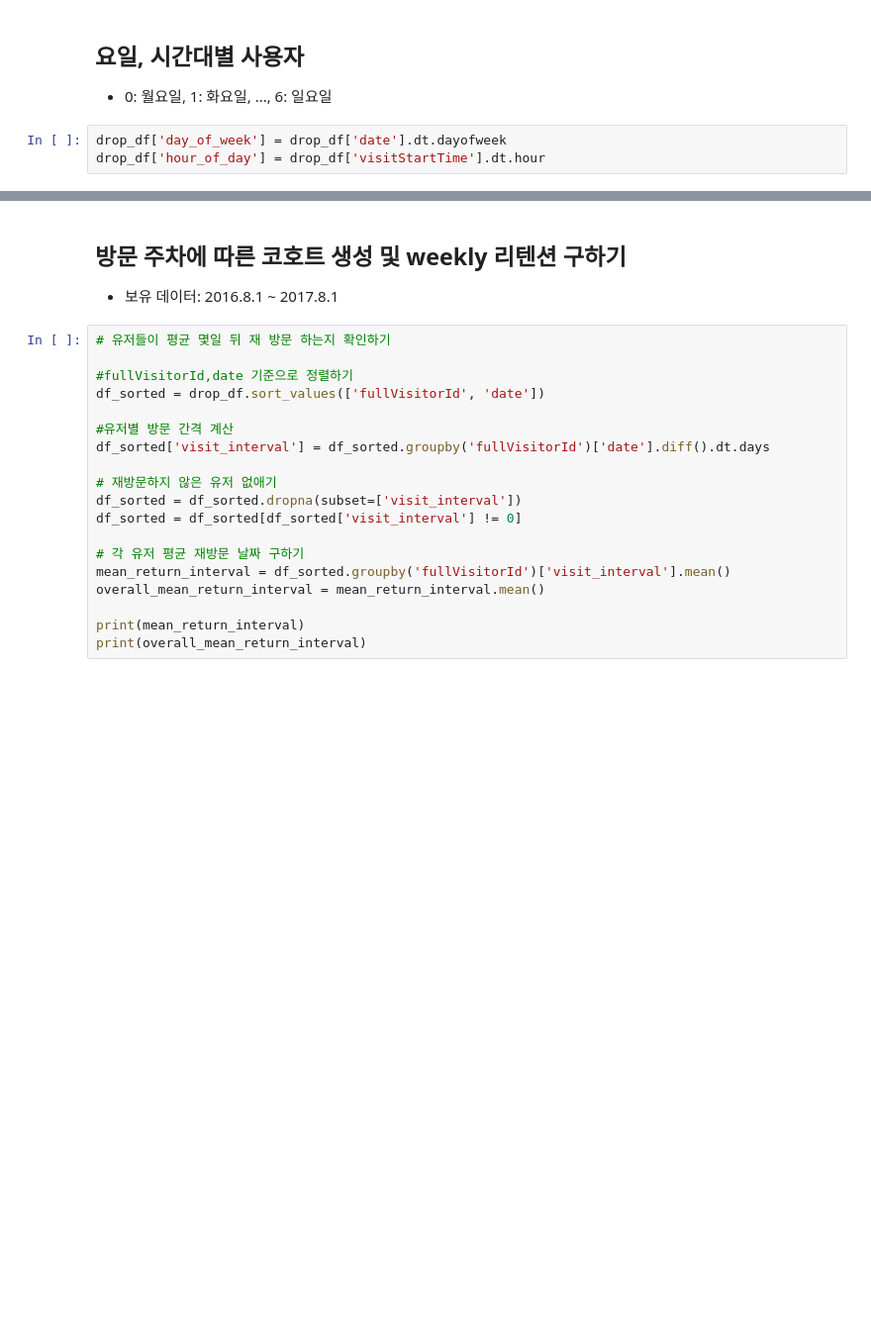
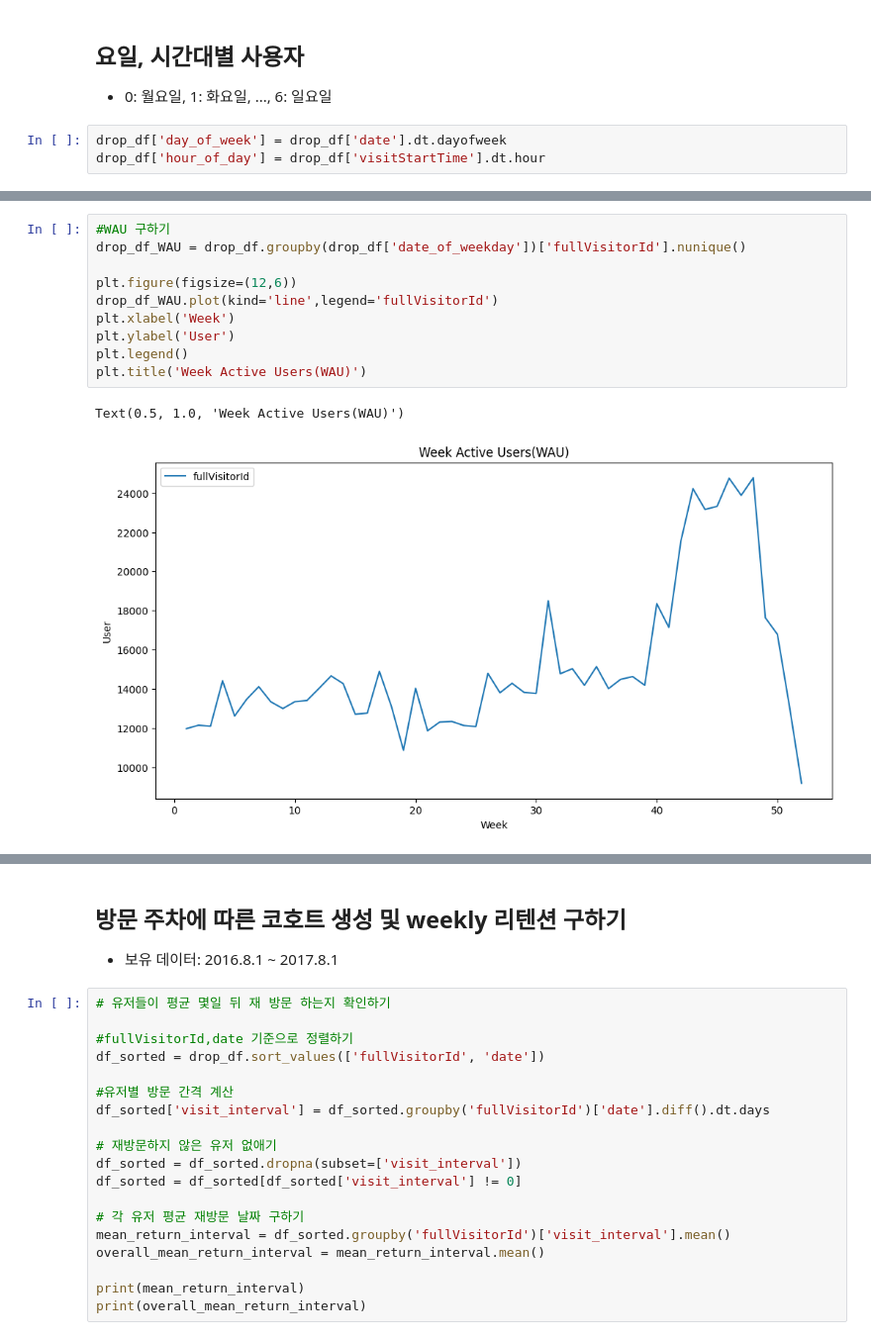
Before and after one commit to eju1019/ipark, a Jupyter notebook: Eunju.ipynb, the cells around one changed output, grey strips where cells are left out. Shown at 99% size. Drawn from its saved outputs; the diff is of its cells as text; blank space fills up the shorter version.

```diff
--- a/Eunju.ipynb
+++ b/Eunju.ipynb
@@ -135,0 +167,13 @@ plt.show()
+# %%
+#WAU 구하기
+drop_df_WAU = drop_df.groupby(drop_df['date_of_weekday'])['fullVisitorId'].nunique()
+
+plt.figure(figsize=(12,6))
+drop_df_WAU.plot(kind='line',legend='fullVisitorId')
+plt.xlabel('Week')
+plt.ylabel('User')
+plt.legend()
+plt.title('Week Active Users(WAU)')
+# %% [output]
+Text(0.5, 1.0, 'Week Active Users(WAU)')
+[figure, added]
```
Also changed, not shown: parts of 15 cells of this notebook.
